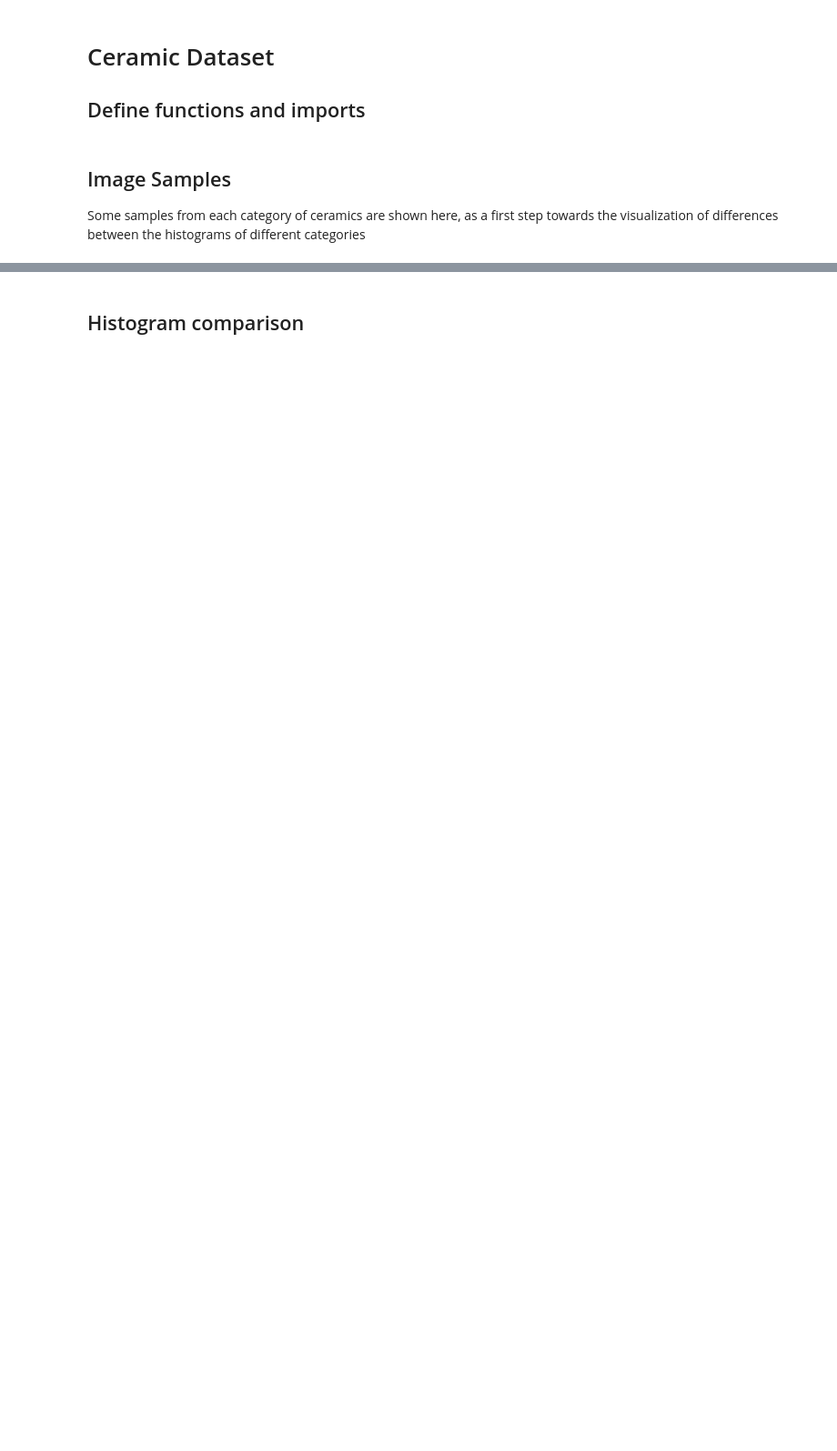
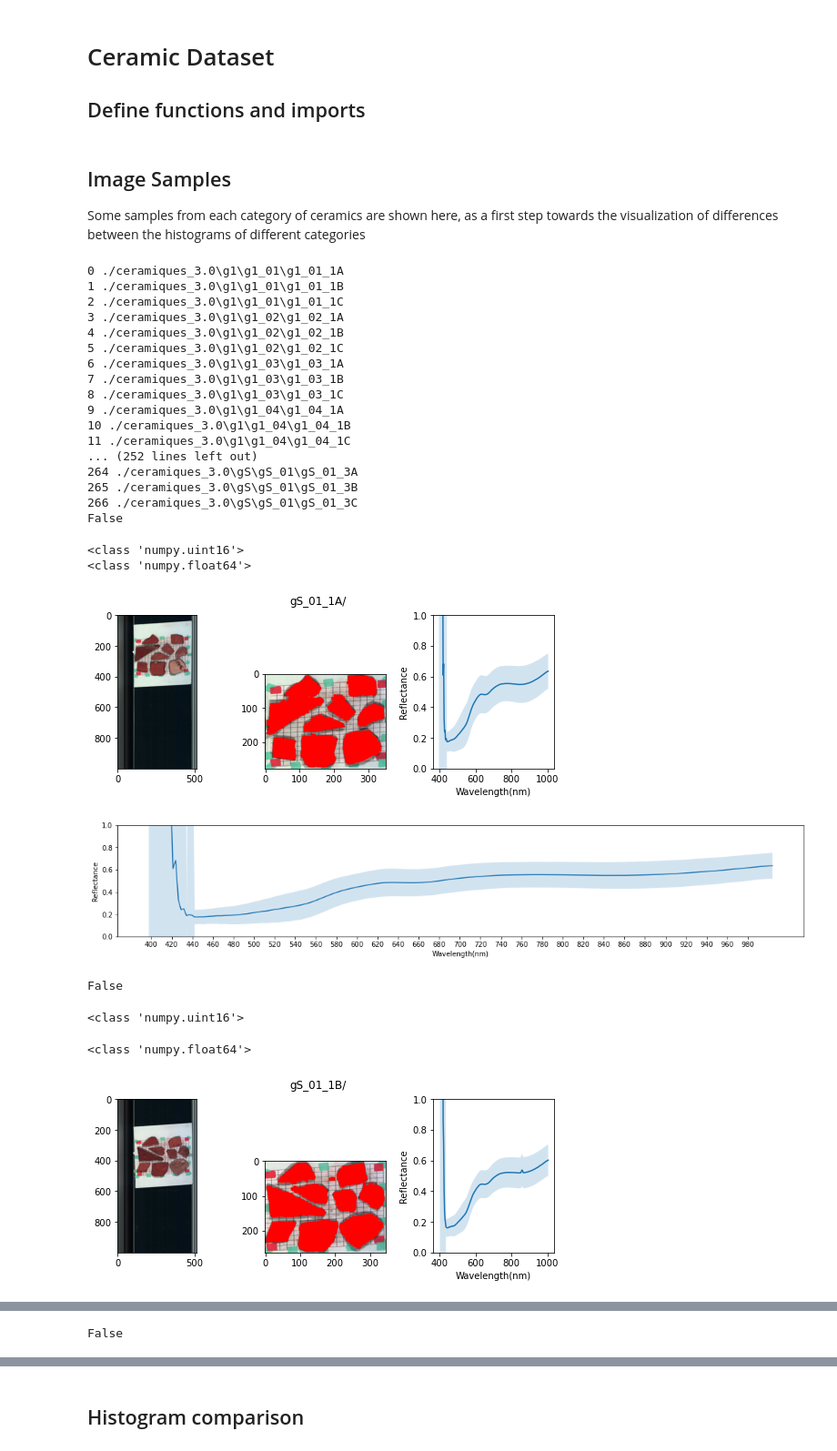
Before and after one commit to PauCano/ceramic_analysis, a Jupyter notebook: Ceramica.ipynb, the cells around one changed output, grey strips where cells are left out. Shown at 91% size. Saved outputs shown, nothing was run; the diff lists cells and outputs as text; code cells hidden in the pictures; blank space fills up the shorter version.

Commit message:
Updated code for GUISSONA dataset. Added utility code for mixing and visualizing the dataset.

```diff
--- a/Ceramica.ipynb
+++ b/Ceramica.ipynb
@@ -14,38 +14,23 @@ import cv2
 from shapely.geometry import Polygon
 from descartes.patch import PolygonPatch
 from matplotlib.lines import Line2D
+DebugMode = True
 # %%
-def openHDR2(hdrImage, mainImage, mask, window, paperMask, paperWindow, usePaperCalibration = True):
+def openHDR(hdrImage, mainImage, mask, window, hdrImageBlack, hdrImageWhite, usePaperCalibration = False):
     img = envi.open(hdrImage)#, mainImage
-    Darkref = envi.open("./Ceramica/BW_Reference/capture/DARKREF_Im_ceramica_2020-12-15_14-54-13.hdr",
-                        "./Ceramica/BW_Reference/capture/DARKREF_Im_ceramica_2020-12-15_14-54-13.raw")
-    Whiteref = envi.open("./Ceramica/BW_Reference/capture/WHITEREF_Im_ceramica_2020-12-15_14-54-13.hdr",
-                         "./Ceramica/BW_Reference/capture/WHITEREF_Im_ceramica_2020-12-15_14-54-13.raw")
+    Darkref = envi.open(hdrImageBlack)
+    Whiteref = envi.open(hdrImageWhite)
 
     Darkref = np.repeat(Darkref[:,:,:],10, axis=0)
     Whiteref = np.repeat(Whiteref[:,:,:],10, axis=0)
     imgArray = img[:,:,:]
-
-    PaperDark = Darkref[np.nonzero(paperMask)]
-    PaperWhite =Whiteref[np.nonzero(paperMask)]
-    Paper = ((imgArray[np.nonzero(paperMask)] - PaperDark)/(PaperWhite - PaperDark ))
-    Paper = Paper.reshape(-1, Paper.shape[-1])
-    paperMean = np.array([np.mean(Paper[:,x]) for x in range(Paper.shape[1])])
-    #passar papermean a array imatge
-    #paperStd = np.array([np.std(Paper[:,x]) for x in range(Paper.shape[1])])
-    #pixelValues = np.empty((0,224))
-
+    print(type(imgArray[0,0,0]))
     Image = imgArray[np.nonzero(mask)]
-    Dark = Darkref[np.nonzero(mask)]#[topLeft[0]:bottomRight[0],topLeft[1]:bottomRight[1],:]
+    Dark = Darkref[np.nonzero(mask)]
     White = Whiteref[np.nonzero(mask)]
     Reflectancia = ((Image - Dark)/(White - Dark ))
-    #yMiddle = Reflectancia.shape[0]//2
-    #xMiddle = Reflectancia.shape[1]//2
-    #window=corner[2]
-    #windowArea = Reflectancia[yMiddle-window:yMiddle+window,xMiddle-window:xMiddle+window,:]
-    #windowArea = windowArea.reshape(-1, windowArea.shape[-1])
+    print(type(Reflectancia[0,0]))
     Reflectancia = Reflectancia.reshape(-1, Reflectancia.shape[-1])
-    #pixelValues = np.concatenate((pixelValues,Reflectancia))
     histogramMean = None
     histogramStd = None
     if usePaperCalibration:
@@ -259,3 +297,39 @@ def openAndCrop(folderPath, paperWindow=7, window = 5, usePaperCalibration = Tru
 # %% [markdown]
 ## Image Samples
 Some samples from each category of ceramics are shown here, as a first step towards the visualization of differences between the histograms of different categories
+# %%
+folders = glob.glob("./ceramiques_3.0/*/*/*")
+for index in range(len(folders)):
+    print(index, folders[index])
+Start = 258
+End = 267
+DebugMode = False
+for folder in folders[Start:End]:
+    folder += "/"
+    openAndCrop(folder)
+# %% [output]
+0 ./ceramiques_3.0\g1\g1_01\g1_01_1A
+1 ./ceramiques_3.0\g1\g1_01\g1_01_1B
+2 ./ceramiques_3.0\g1\g1_01\g1_01_1C
+3 ./ceramiques_3.0\g1\g1_02\g1_02_1A
+4 ./ceramiques_3.0\g1\g1_02\g1_02_1B
+5 ./ceramiques_3.0\g1\g1_02\g1_02_1C
+6 ./ceramiques_3.0\g1\g1_03\g1_03_1A
+7 ./ceramiques_3.0\g1\g1_03\g1_03_1B
+8 ./ceramiques_3.0\g1\g1_03\g1_03_1C
+9 ./ceramiques_3.0\g1\g1_04\g1_04_1A
+10 ./ceramiques_3.0\g1\g1_04\g1_04_1B
+11 ./ceramiques_3.0\g1\g1_04\g1_04_1C
+... (252 lines left out)
+264 ./ceramiques_3.0\gS\gS_01\gS_01_3A
+265 ./ceramiques_3.0\gS\gS_01\gS_01_3B
+266 ./ceramiques_3.0\gS\gS_01\gS_01_3C
+False
+<class 'numpy.uint16'>
+<class 'numpy.float64'>
+[figure, added]
+[figure, added]
+False
+<class 'numpy.uint16'>
+<class 'numpy.float64'>
+[figure, added]
@@ -261,0 +337 @@ Some samples from each category of ceramics are shown here, as a first step towa
+False
```
Also changed, not shown: parts of 57 cells of this notebook, 8 other files.
